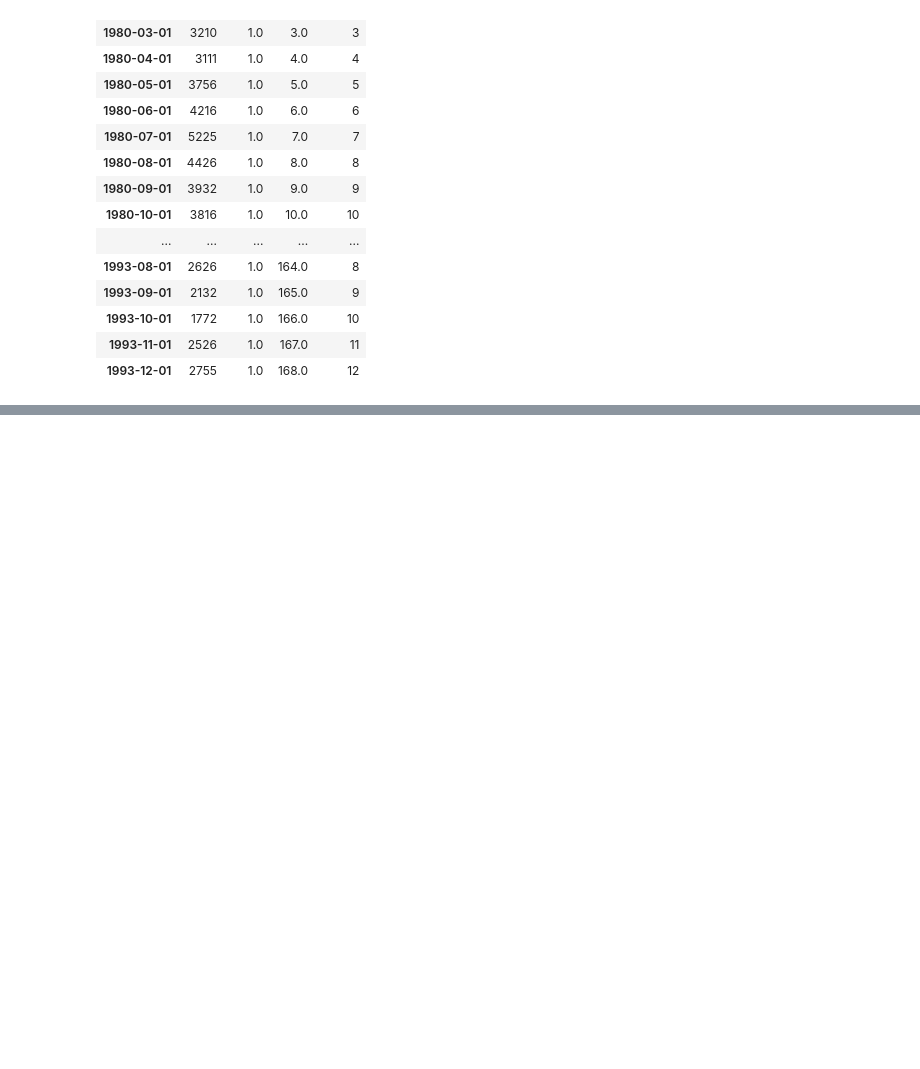
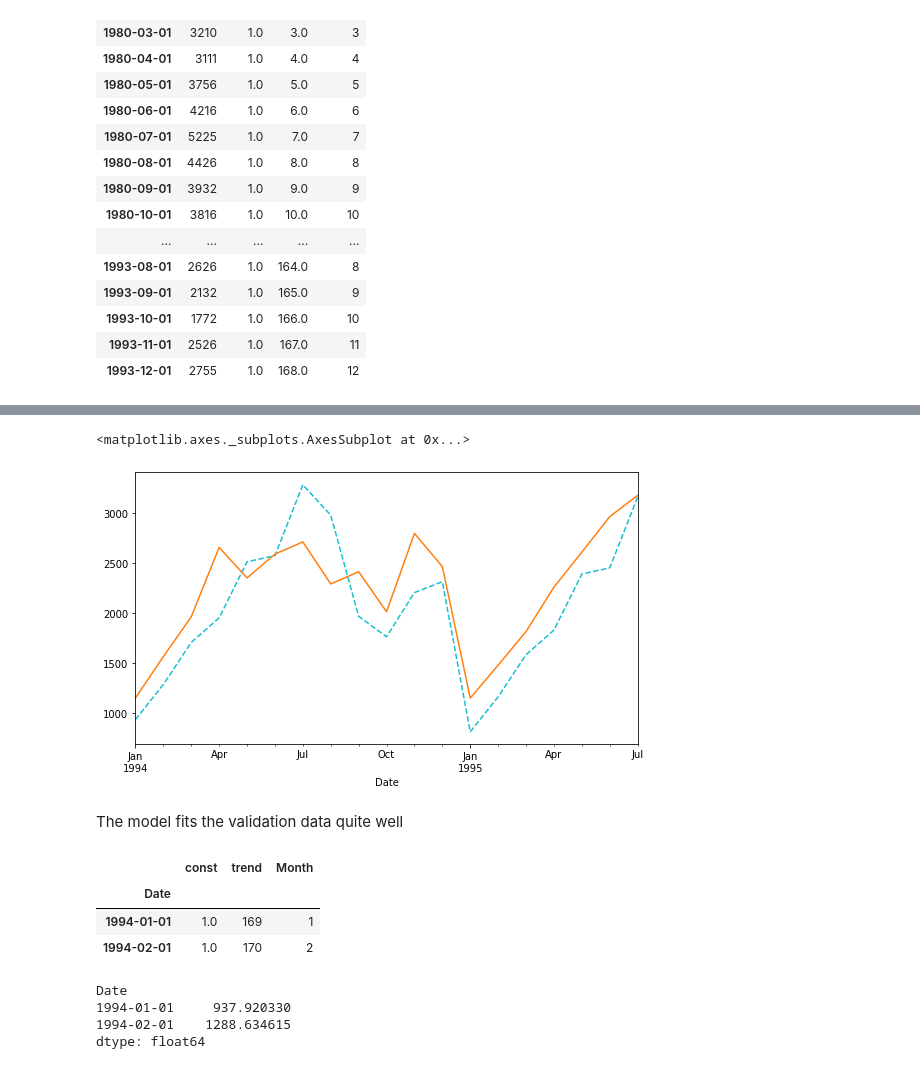
Before and after one commit to Damilare1989/Business-Analytics-Exercises, a Jupyter notebook: Chap17_8.ipynb, the cells around one changed output, grey strips where cells are left out. Drawn from its saved outputs; the diff is of its cells as text; code cells hidden in the pictures; blank space fills up the shorter version.

```diff
--- a/Chap17_8.ipynb
+++ b/Chap17_8.ipynb
@@ -83,0 +117,2 @@ sales_df
+# %%
+sales_from_94 = sales_df[168:188]
@@ -115,0 +204,11 @@ sales_lm = sm.ols(formula = 'Sales ~ trend + C(Month)', data = train_df)
+# %%
+#Validation set vs forecast plot
+plt.figure(figsize = (9, 5))
+
+sales_lm_trendseason.predict(valid_df).plot(color='C9', linestyle='dashed')
+sales_from_94.Sales.plot(color='C1')
+# %% [output]
+<matplotlib.axes._subplots.AxesSubplot at 0x...>
+[figure, added]
+# %% [markdown]
+The model fits the validation data quite well
@@ -115,0 +218,15 @@ sales_lm = sm.ols(formula = 'Sales ~ trend + C(Month)', data = train_df)
+# %%
+test_data
+# %% [output]
+|  | const | trend | Month |
+| Date |  |  |  |
+| 1994-01-01 | 1.0 | 169 | 1 |
+| 1994-02-01 | 1.0 | 170 | 2 |
+# %%
+forecasts = sales_lm_trendseason.predict(test_data)
+print(forecasts)
+# %% [output]
+Date
+1994-01-01     937.920330
+1994-02-01    1288.634615
+dtype: float64
```
Also changed, not shown: parts of 10 cells of this notebook, 5 other files.
